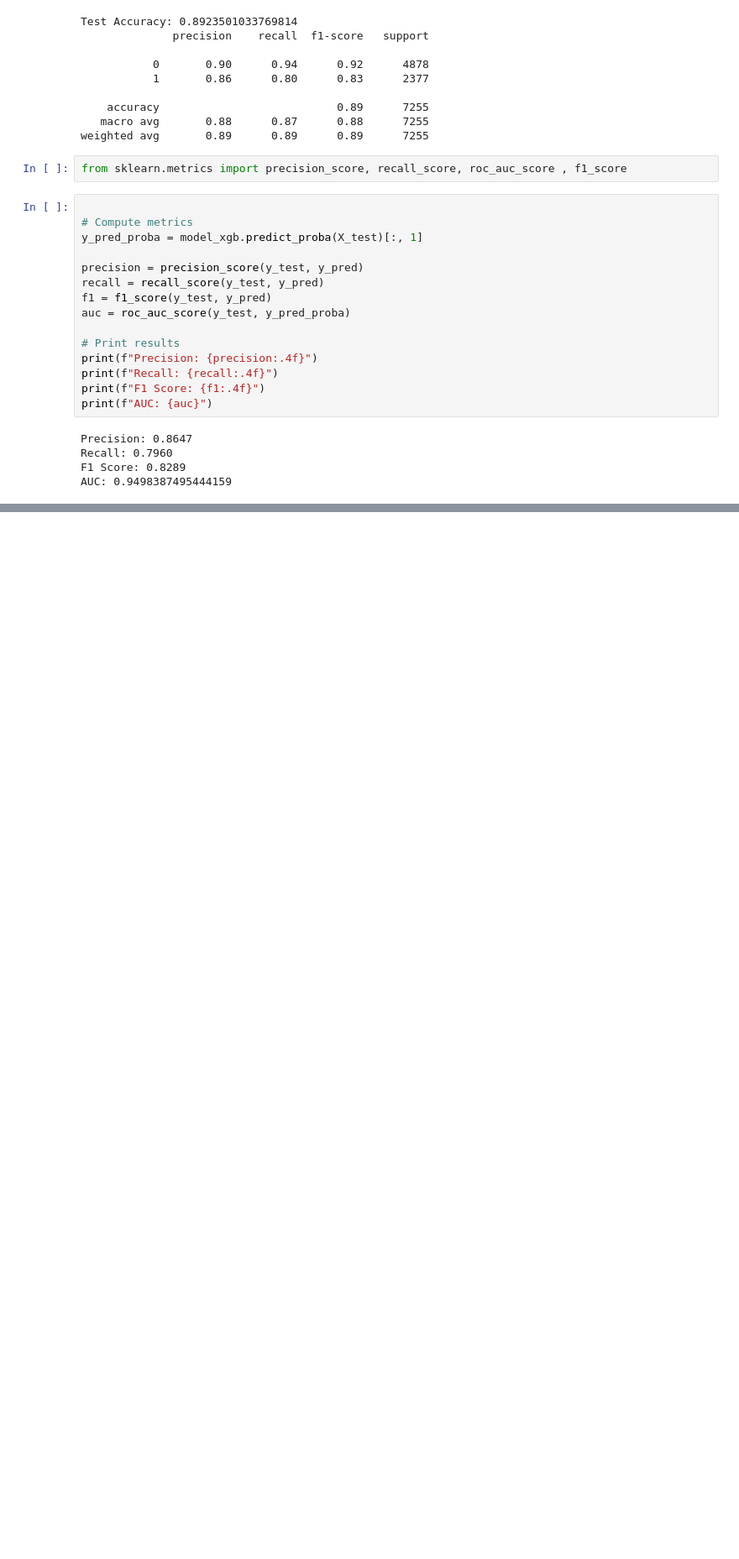
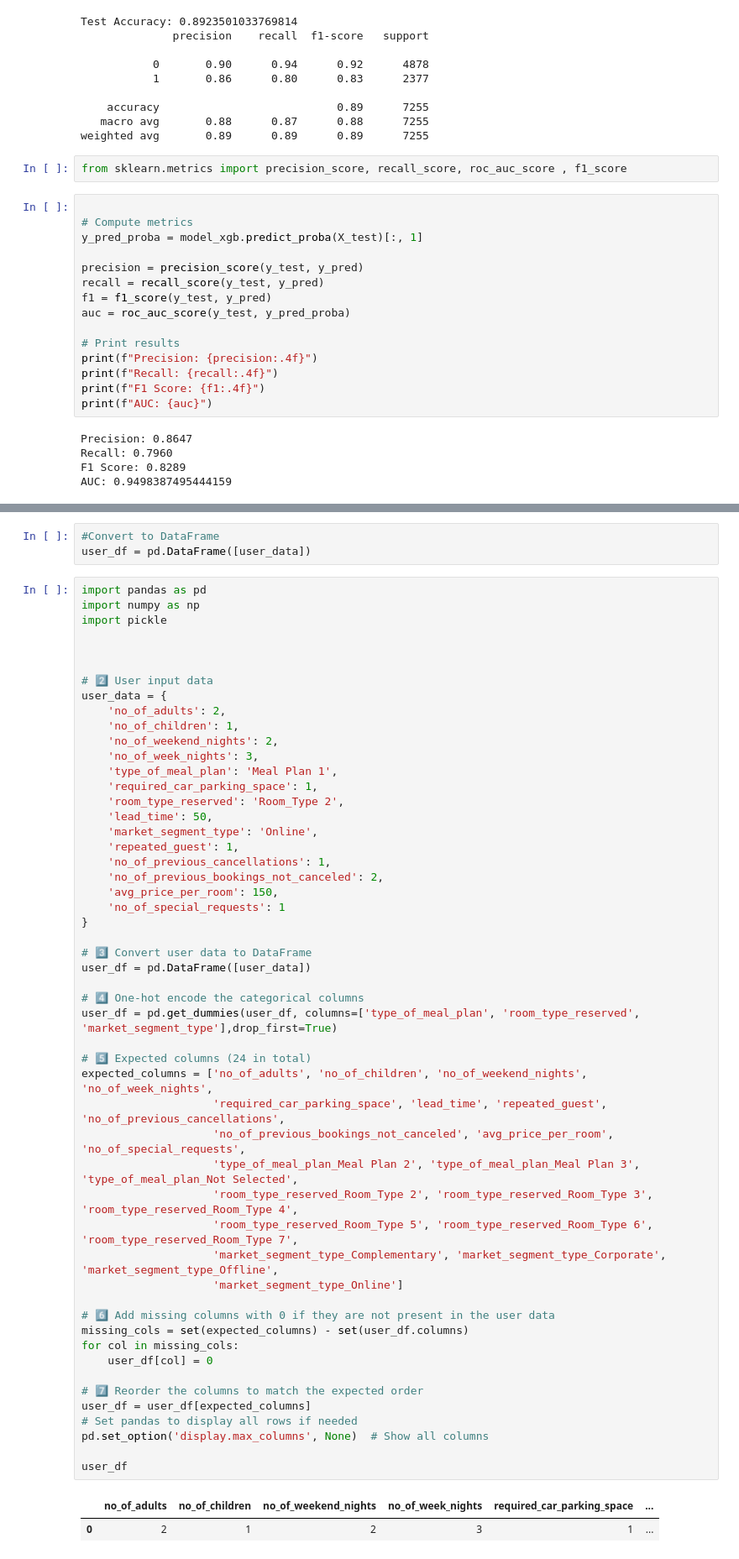
Before and after one commit to praghi/ML-End-to-End-HotelBookingPrediction-Project, a Jupyter notebook: NotebookHBookingtest/hotelpredictionMLproject.ipynb, the cells around one changed output, grey strips where cells are left out. Shown: that part at 84% size. Saved outputs shown, nothing was run; the diff lists cells and outputs as text; blank space fills up the shorter version.

```diff
--- a/NotebookHBookingtest/hotelpredictionMLproject.ipynb
+++ b/NotebookHBookingtest/hotelpredictionMLproject.ipynb
@@ -311,0 +407,58 @@ AUC: 0.9498387495444159
+# %%
+#Convert to DataFrame
+user_df = pd.DataFrame([user_data])
+# %%
+import pandas as pd
+import numpy as np
+import pickle
+
+
+
+# 2️⃣ User input data
+user_data = {
+    'no_of_adults': 2,
+    'no_of_children': 1,
+    'no_of_weekend_nights': 2,
+    'no_of_week_nights': 3,
+    'type_of_meal_plan': 'Meal Plan 1',
+    'required_car_parking_space': 1,
+    'room_type_reserved': 'Room_Type 2',
+    'lead_time': 50,
+    'market_segment_type': 'Online',
+    'repeated_guest': 1,
+    'no_of_previous_cancellations': 1,
+    'no_of_previous_bookings_not_canceled': 2,
+    'avg_price_per_room': 150,
+    'no_of_special_requests': 1
+}
+
+# 3️⃣ Convert user data to DataFrame
+user_df = pd.DataFrame([user_data])
+
+# 4️⃣ One-hot encode the categorical columns
+user_df = pd.get_dummies(user_df, columns=['type_of_meal_plan', 'room_type_reserved', 'market_segment_type'],drop_first=True)
+
+# 5️⃣ Expected columns (24 in total)
+expected_columns = ['no_of_adults', 'no_of_children', 'no_of_weekend_nights', 'no_of_week_nights',
+                    'required_car_parking_space', 'lead_time', 'repeated_guest', 'no_of_previous_cancellations',
+                    'no_of_previous_bookings_not_canceled', 'avg_price_per_room', 'no_of_special_requests',
+                    'type_of_meal_plan_Meal Plan 2', 'type_of_meal_plan_Meal Plan 3', 'type_of_meal_plan_Not Selected',
+                    'room_type_reserved_Room_Type 2', 'room_type_reserved_Room_Type 3', 'room_type_reserved_Room_Type 4',
+                    'room_type_reserved_Room_Type 5', 'room_type_reserved_Room_Type 6', 'room_type_reserved_Room_Type 7',
+                    'market_segment_type_Complementary', 'market_segment_type_Corporate', 'market_segment_type_Offline',
+                    'market_segment_type_Online']
+
+# 6️⃣ Add missing columns with 0 if they are not present in the user data
+missing_cols = set(expected_columns) - set(user_df.columns)
+for col in missing_cols:
+    user_df[col] = 0
+
+# 7️⃣ Reorder the columns to match the expected order
+user_df = user_df[expected_columns]
+# Set pandas to display all rows if needed
+pd.set_option('display.max_columns', None)  # Show all columns
+
+user_df
+# %% [output]
+|  | no_of_adults | no_of_children | no_of_weekend_nights | no_of_week_nights | required_car_parking_space | ... |
+| 0 | 2 | 1 | 2 | 3 | 1 | ... |
```
Also changed, not shown: parts of 13 cells of this notebook, 13 other files.
